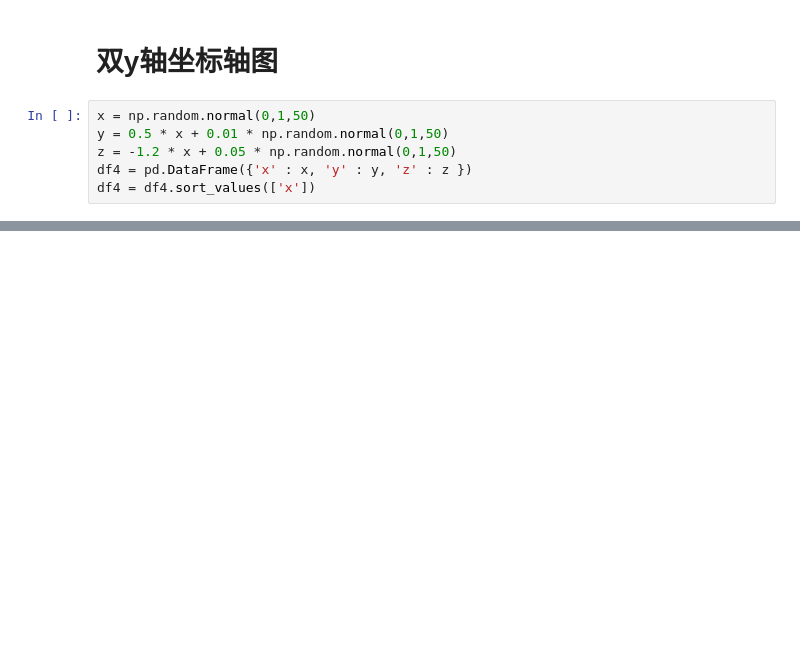
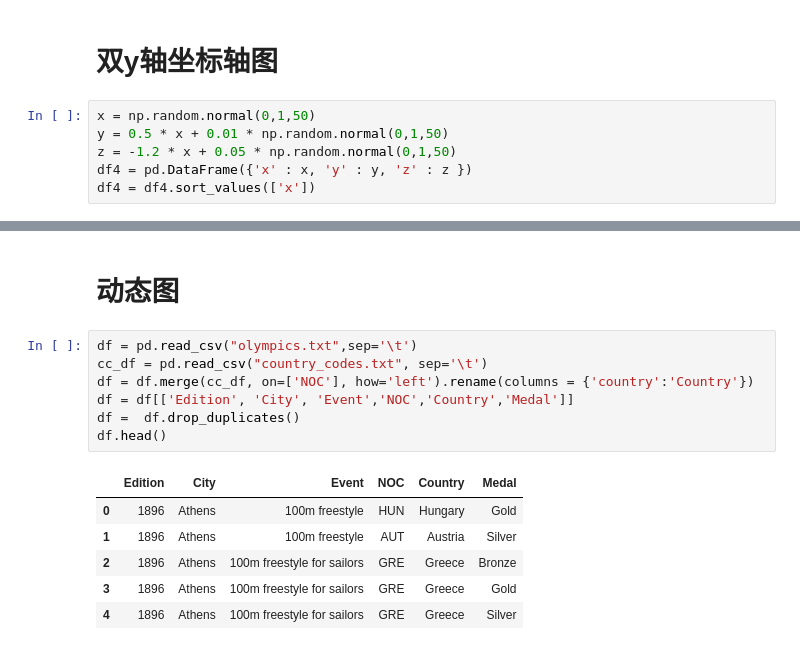
Before and after one commit to felixfan/scripts, a Jupyter notebook: python/ipynb/plots.ipynb, the cells around one changed output, grey strips where cells are left out. Cells and saved outputs as stored; diff of their text form; blank space fills up the shorter version.

```diff
--- a/python/ipynb/plots.ipynb
+++ b/python/ipynb/plots.ipynb
@@ -147,0 +158,16 @@ ax2.set_ylabel('Z', color='b');
+# %% [markdown]
+# 动态图
+# %%
+df = pd.read_csv("olympics.txt",sep='\t')
+cc_df = pd.read_csv("country_codes.txt", sep='\t')
+df = df.merge(cc_df, on=['NOC'], how='left').rename(columns = {'country':'Country'})
+df = df[['Edition', 'City', 'Event','NOC','Country','Medal']]
+df =  df.drop_duplicates()
+df.head()
+# %% [output]
+|  | Edition | City | Event | NOC | Country | Medal |
+| 0 | 1896 | Athens | 100m freestyle | HUN | Hungary | Gold |
+| 1 | 1896 | Athens | 100m freestyle | AUT | Austria | Silver |
+| 2 | 1896 | Athens | 100m freestyle for sailors | GRE | Greece | Bronze |
+| 3 | 1896 | Athens | 100m freestyle for sailors | GRE | Greece | Gold |
+| 4 | 1896 | Athens | 100m freestyle for sailors | GRE | Greece | Silver |
```
Also changed, not shown: parts of 23 cells of this notebook.
